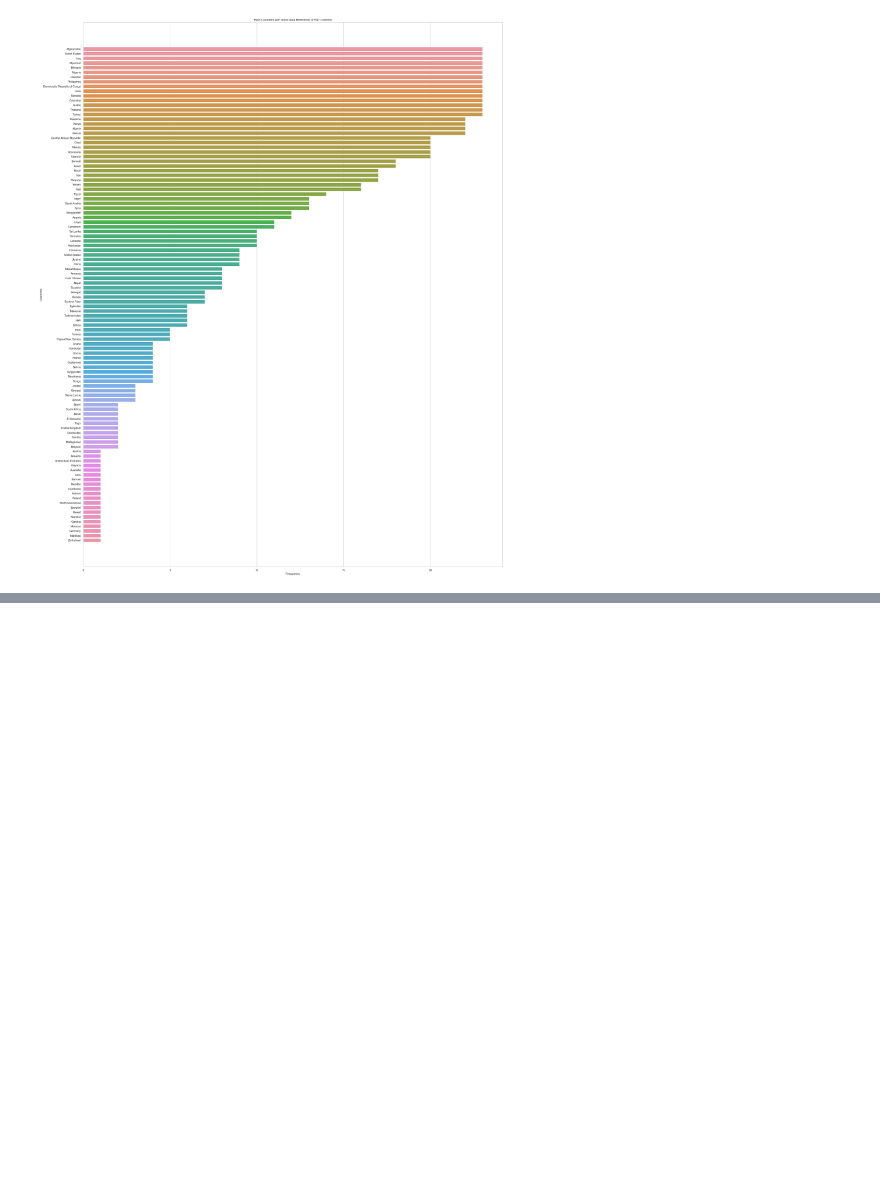
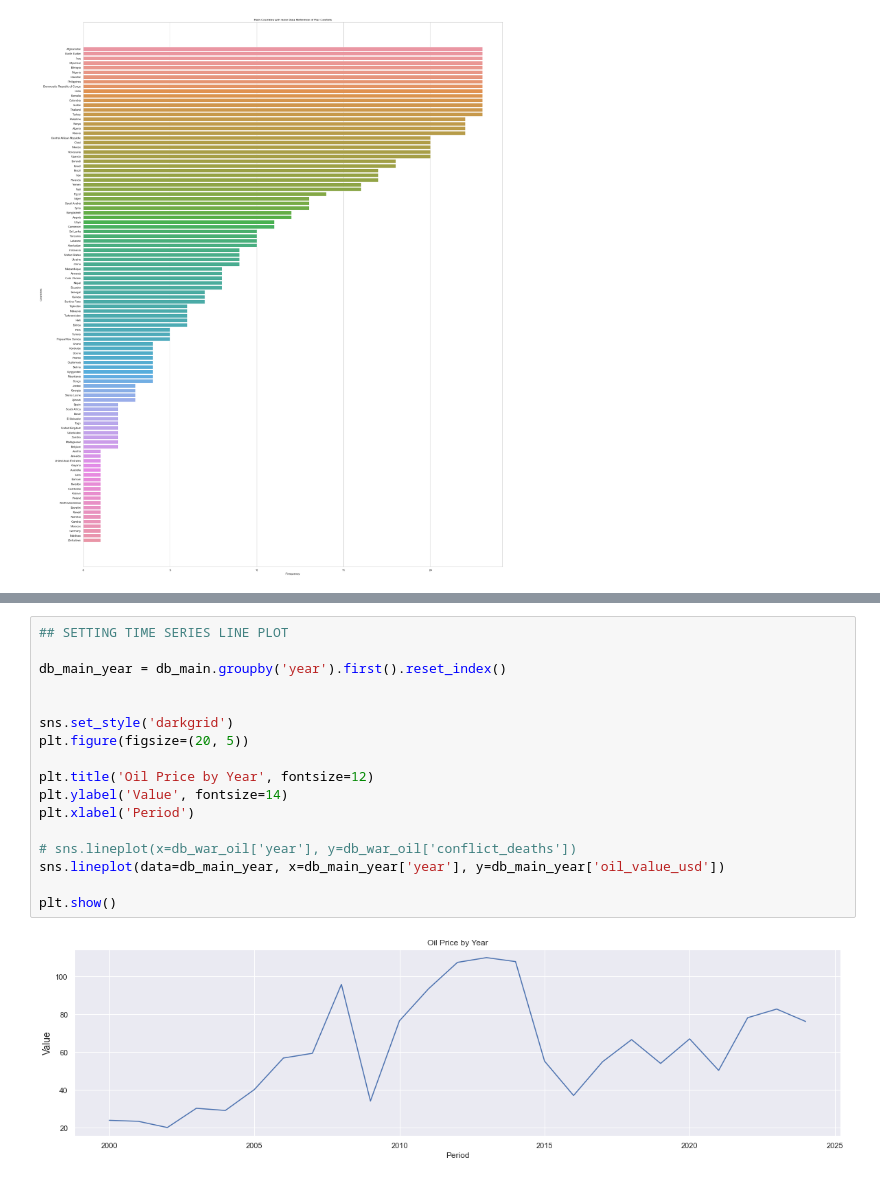
Before and after one commit to FIAP-61/petrolytics, a Jupyter notebook: notebooks/tech_challenge_fase04_group_61.ipynb, the cells around one changed output, grey strips where cells are left out. Drawn from its saved outputs; the diff is of its cells as text; blank space fills up the shorter version.

```diff
--- a/notebooks/tech_challenge_fase04_group_61.ipynb
+++ b/notebooks/tech_challenge_fase04_group_61.ipynb
@@ -1001,0 +1019,19 @@ plt.plot()
+# %%
+## SETTING TIME SERIES LINE PLOT
+
+db_main_year = db_main.groupby('year').first().reset_index()
+
+
+sns.set_style('darkgrid')
+plt.figure(figsize=(20, 5))
+
+plt.title('Oil Price by Year', fontsize=12)
+plt.ylabel('Value', fontsize=14)
+plt.xlabel('Period')
+
+# sns.lineplot(x=db_war_oil['year'], y=db_war_oil['conflict_deaths'])
+sns.lineplot(data=db_main_year, x=db_main_year['year'], y=db_main_year['oil_value_usd'])
+
+plt.show()
+# %% [output]
+[figure, added]
```
Also changed, not shown: parts of 6 cells of this notebook.
